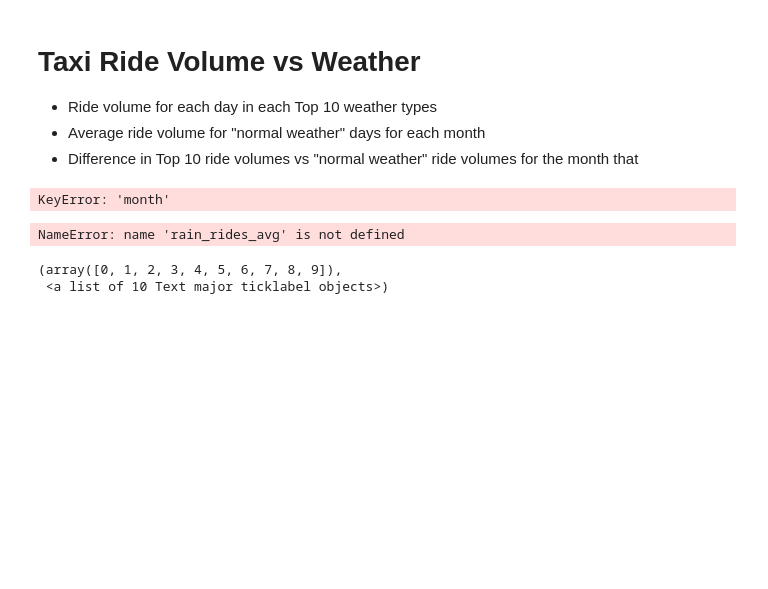
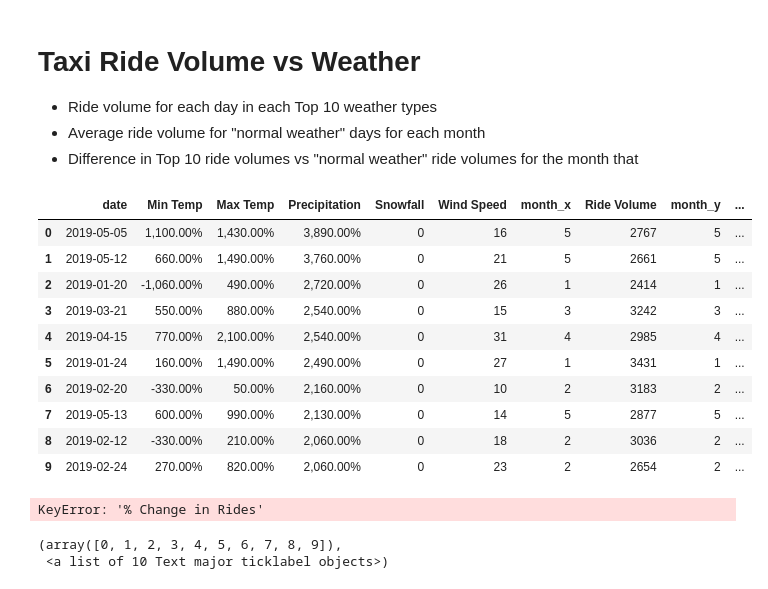
Before and after one commit to zachherington/project1-repo, a Jupyter notebook: src/NYC Taxi Rides vs. Weather.ipynb, the cells around one changed output. Drawn from its saved outputs; the diff is of its cells as text; code cells hidden in the pictures; blank space fills up the shorter version.

```diff
--- a/src/NYC Taxi Rides vs. Weather.ipynb
+++ b/src/NYC Taxi Rides vs. Weather.ipynb
@@ -488,42 +499,55 @@ plt.xticks(rotation=30, horizontalalignment="center")
 # %%
 # Merge Rain and Ride Vol per day; Merge Avg ride vol by month
 rain_rides = pd.merge(final_precipitation_df,ride_volume_per_day_dfrename, how = 'left', on = 'date')
-rain_rides_avg = pd.merge(rain_rides, avg_vol_month, how = 'left', on = 'month')
+rain_rides_avg = rain_rides.groupby('month_x').mean()
+rain_avg = rain_rides_avg['Ride Volume'].reset_index()
+rain_avg = rain_avg.rename(columns = {'Ride Volume':'Avg Ride Volume'})
+rain_rides_avg = pd.merge(rain_rides, rain_avg, how = 'left', on = 'month_x')
 rain_rides_avg['% Change in Rides'] = (rain_rides_avg['Ride Volume'] - rain_rides_avg['Avg Ride Volume']) / rain_rides_avg['Avg Ride Volume']
 
 # Merge Snow and Ride Vol per day; Merge Avg ride vol by month
 # snow_rides = pd.merge(final_snow_df,ride_volume_per_day_dfrename, how = 'left', on = 'date')
 # snow_rides_avg = pd.merge(snow_rides, avg_vol_month, how = 'left', on = 'month')
 # snow_rides_avg['% Change in Rides'] = (snow_rides_avg['Ride Volume'] - snow_rides_avg['Avg Ride Volume']) / snow_rides_avg['Avg Ride Volume']
 
 # # Merge Wind and Ride Vol per day; Merge Avg ride vol by month
 # wind_rides = pd.merge(final_wind_df,ride_volume_per_day_dfrename, how = 'left', on = 'date')
 # wind_rides_avg = pd.merge(wind_rides, avg_vol_month, how = 'left', on = 'month')
 # wind_rides_avg['% Change in Rides'] = (wind_rides_avg['Ride Volume'] - wind_rides_avg['Avg Ride Volume']) / wind_rides_avg['Avg Ride Volume']
 
 # # Merge Max Temp and Ride Vol per day; Merge Avg ride vol by month
 # tmax_rides = pd.merge(final_tmax_df,ride_volume_per_day_dfrename, how = 'left', on = 'date')
 # tmax_rides_avg = pd.merge(tmax_rides, avg_vol_month, how = 'left', on = 'month')
 # tmax_rides_avg['% Change in Rides'] = (tmax_rides_avg['Ride Volume'] - tmax_rides_avg['Avg Ride Volume']) / tmax_rides_avg['Avg Ride Volume']
 
 # # Merge Min Temp and Ride Vol per day; Merge Avg ride vol by month
 # tmin_rides = pd.merge(final_tmin_df,ride_volume_per_day_dfrename, how = 'left', on = 'date')
 # tmin_rides_avg = pd.merge(tmin_rides, avg_vol_month, how = 'left', on = 'month')
 # tmin_rides_avg['% Change in Rides'] = (tmin_rides_avg['Ride Volume'] - tmin_rides_avg['Avg Ride Volume']) / tmin_rides_avg['Avg Ride Volume']
 
 
-# rain_rides_avg
+rain_rides_avg
 # # snow_rides_avg
 # # wind_rides_avg
 # # tmax_rides_avg
 # # tmin_rides_avg
 # %% [output]
-KeyError: 'month'
+|  | date | Min Temp | Max Temp | Precipitation | Snowfall | Wind Speed | month_x | Ride Volume | month_y | ... |
+| 0 | 2019-05-05 | 1,100.00% | 1,430.00% | 3,890.00% | 0 | 16 | 5 | 2767 | 5 | ... |
+| 1 | 2019-05-12 | 660.00% | 1,490.00% | 3,760.00% | 0 | 21 | 5 | 2661 | 5 | ... |
+| 2 | 2019-01-20 | -1,060.00% | 490.00% | 2,720.00% | 0 | 26 | 1 | 2414 | 1 | ... |
+| 3 | 2019-03-21 | 550.00% | 880.00% | 2,540.00% | 0 | 15 | 3 | 3242 | 3 | ... |
+| 4 | 2019-04-15 | 770.00% | 2,100.00% | 2,540.00% | 0 | 31 | 4 | 2985 | 4 | ... |
+| 5 | 2019-01-24 | 160.00% | 1,490.00% | 2,490.00% | 0 | 27 | 1 | 3431 | 1 | ... |
+| 6 | 2019-02-20 | -330.00% | 50.00% | 2,160.00% | 0 | 10 | 2 | 3183 | 2 | ... |
+| 7 | 2019-05-13 | 600.00% | 990.00% | 2,130.00% | 0 | 14 | 5 | 2877 | 5 | ... |
+| 8 | 2019-02-12 | -330.00% | 210.00% | 2,060.00% | 0 | 18 | 2 | 3036 | 2 | ... |
+| 9 | 2019-02-24 | 270.00% | 820.00% | 2,060.00% | 0 | 23 | 2 | 2654 | 2 | ... |
 # %%
 # Plotting the change in ride volume
 
 # Calculate the average change for top 10 days for each category
-pd.options.display.float_format = '{:,.2%}'.format
+# pd.options.display.float_format = '{:,.2%}'.format
 avg_rain_change = rain_rides_avg['% Change in Rides'].mean()
 avg_snow_change = snow_rides_avg['% Change in Rides'].mean()
 avg_wind_change = wind_rides_avg['% Change in Rides'].mean()
@@ -551,7 +575,7 @@ avg_plot.set_title('Change in Ride Activity for Each Weather Condition')
 avg_plot
 avg_change_df
 # %% [output]
-NameError: name 'rain_rides_avg' is not defined
+KeyError: '% Change in Rides'
 # %%
 # Display Top 10 days for Min Temp to show the fu
 tmin_rides_avg.plot.bar(x="date",y='% Change in Rides', color = "darkcyan")
```
Also changed, not shown: parts of 4 cells of this notebook.
